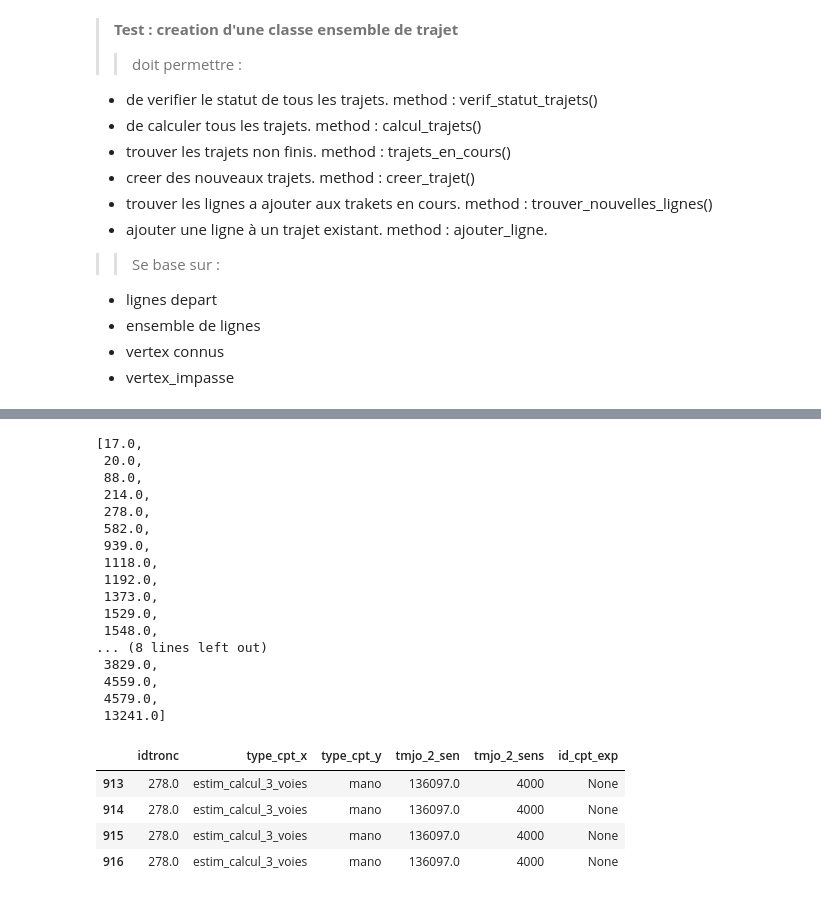
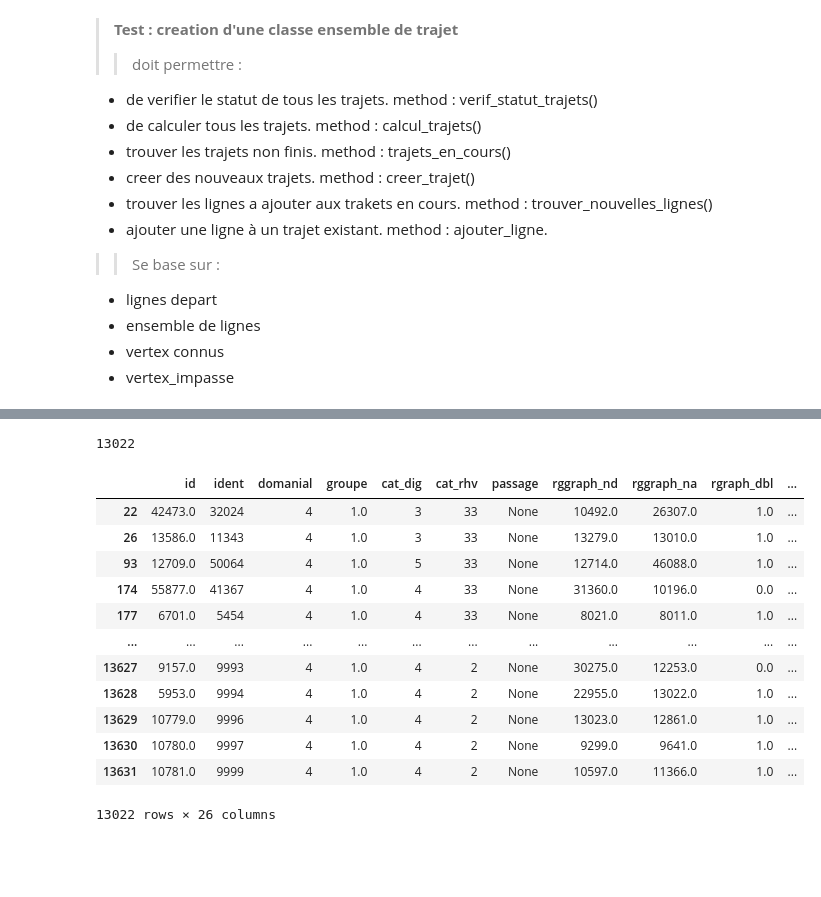
Before and after one commit to nantodevison/Lin_uniq_BdxM, a Jupyter notebook: Lin_uniq_BdxM/Traitements/traitements.ipynb, the cells around one changed output, grey strips where cells are left out. Drawn from its saved outputs; the diff is of its cells as text; code cells hidden in the pictures; blank space fills up the shorter version.

```diff
--- a/Lin_uniq_BdxM/Traitements/traitements.ipynb
+++ b/Lin_uniq_BdxM/Traitements/traitements.ipynb
@@ -731,28 +705,0 @@ test=gdf_traf_1234.loc[gdf_traf_1234.idtronc.isin(et.df_corection_calcul_3_voies
-# %%
-sorted(test.loc[test.type_cpt_x!=test.type_cpt_y][['idtronc','type_cpt_x','type_cpt_y','tmjo_2_sen','tmjo_2_sens','id_cpt_exp']].idtronc.unique())
-# %% [output]
-[17.0,
- 20.0,
- 88.0,
- 214.0,
- 278.0,
- 582.0,
- 939.0,
- 1118.0,
- 1192.0,
- 1373.0,
- 1529.0,
- 1548.0,
-... (8 lines left out)
- 3829.0,
- 4559.0,
- 4579.0,
- 13241.0]
-# %%
-test.loc[test.idtronc==278][['idtronc','type_cpt_x','type_cpt_y','tmjo_2_sen','tmjo_2_sens','id_cpt_exp']].sort_values('idtronc')
-# %% [output]
-|  | idtronc | type_cpt_x | type_cpt_y | tmjo_2_sen | tmjo_2_sens | id_cpt_exp |
-| 913 | 278.0 | estim_calcul_3_voies | mano | 136097.0 | 4000 | None |
-| 914 | 278.0 | estim_calcul_3_voies | mano | 136097.0 | 4000 | None |
-| 915 | 278.0 | estim_calcul_3_voies | mano | 136097.0 | 4000 | None |
-| 916 | 278.0 | estim_calcul_3_voies | mano | 136097.0 | 4000 | None |
@@ -760,0 +708,20 @@ test.loc[test.idtronc==278][['idtronc','type_cpt_x','type_cpt_y','tmjo_2_sen','t
+# %%
+len(test)
+# %% [output]
+13022
+# %%
+gdf_traf_1234.loc[gdf_traf_1234.cat_rhv.isin(('1','2','3','61','62','33','63'))].ident.tolist()
+# %% [output]
+|  | id | ident | domanial | groupe | cat_dig | cat_rhv | passage | rggraph_nd | rggraph_na | rgraph_dbl | ... |
+| 22 | 42473.0 | 32024 | 4 | 1.0 | 3 | 33 | None | 10492.0 | 26307.0 | 1.0 | ... |
+| 26 | 13586.0 | 11343 | 4 | 1.0 | 3 | 33 | None | 13279.0 | 13010.0 | 1.0 | ... |
+| 93 | 12709.0 | 50064 | 4 | 1.0 | 5 | 33 | None | 12714.0 | 46088.0 | 1.0 | ... |
+| 174 | 55877.0 | 41367 | 4 | 1.0 | 4 | 33 | None | 31360.0 | 10196.0 | 0.0 | ... |
+| 177 | 6701.0 | 5454 | 4 | 1.0 | 4 | 33 | None | 8021.0 | 8011.0 | 1.0 | ... |
+| ... | ... | ... | ... | ... | ... | ... | ... | ... | ... | ... | ... |
+| 13627 | 9157.0 | 9993 | 4 | 1.0 | 4 | 2 | None | 30275.0 | 12253.0 | 0.0 | ... |
+| 13628 | 5953.0 | 9994 | 4 | 1.0 | 4 | 2 | None | 22955.0 | 13022.0 | 1.0 | ... |
+| 13629 | 10779.0 | 9996 | 4 | 1.0 | 4 | 2 | None | 13023.0 | 12861.0 | 1.0 | ... |
+| 13630 | 10780.0 | 9997 | 4 | 1.0 | 4 | 2 | None | 9299.0 | 9641.0 | 1.0 | ... |
+| 13631 | 10781.0 | 9999 | 4 | 1.0 | 4 | 2 | None | 10597.0 | 11366.0 | 1.0 | ... |
+13022 rows × 26 columns
```
Also changed, not shown: parts of 29 cells of this notebook, 2 other files.
